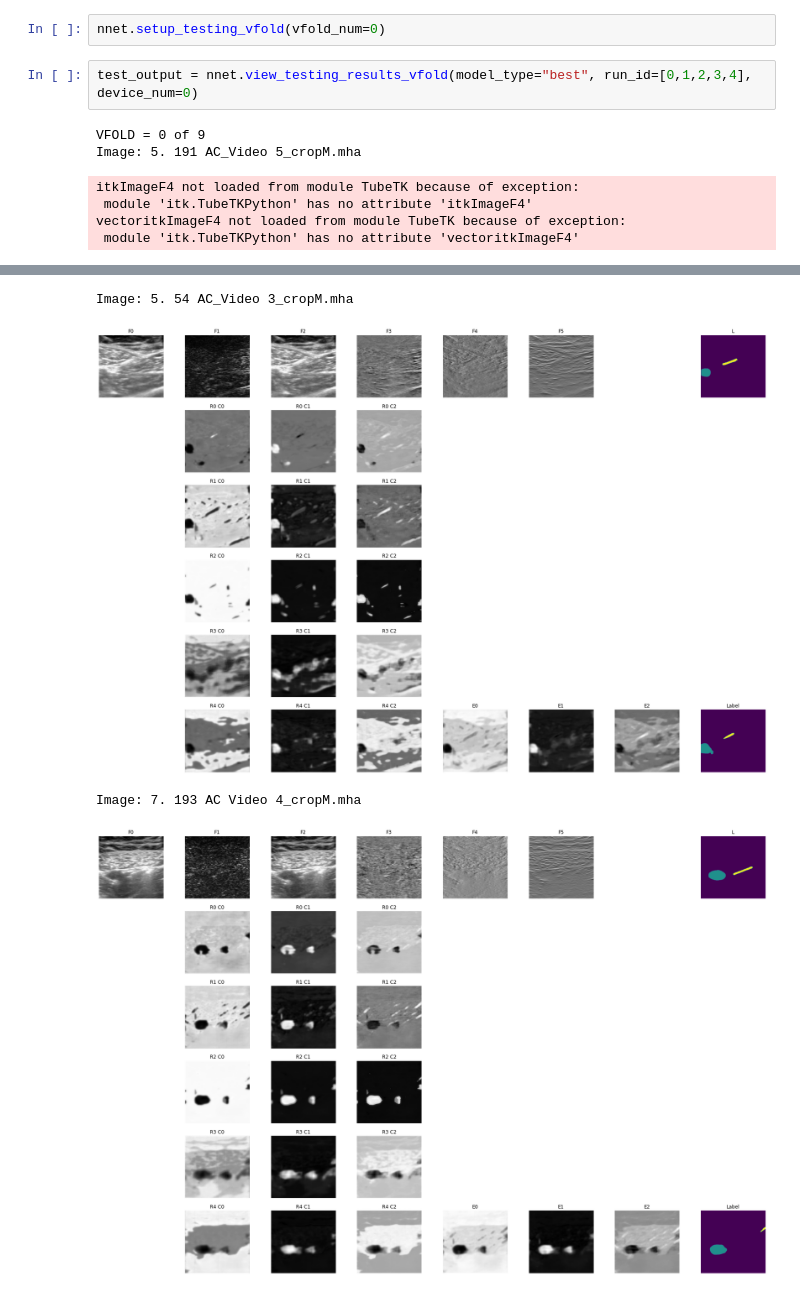
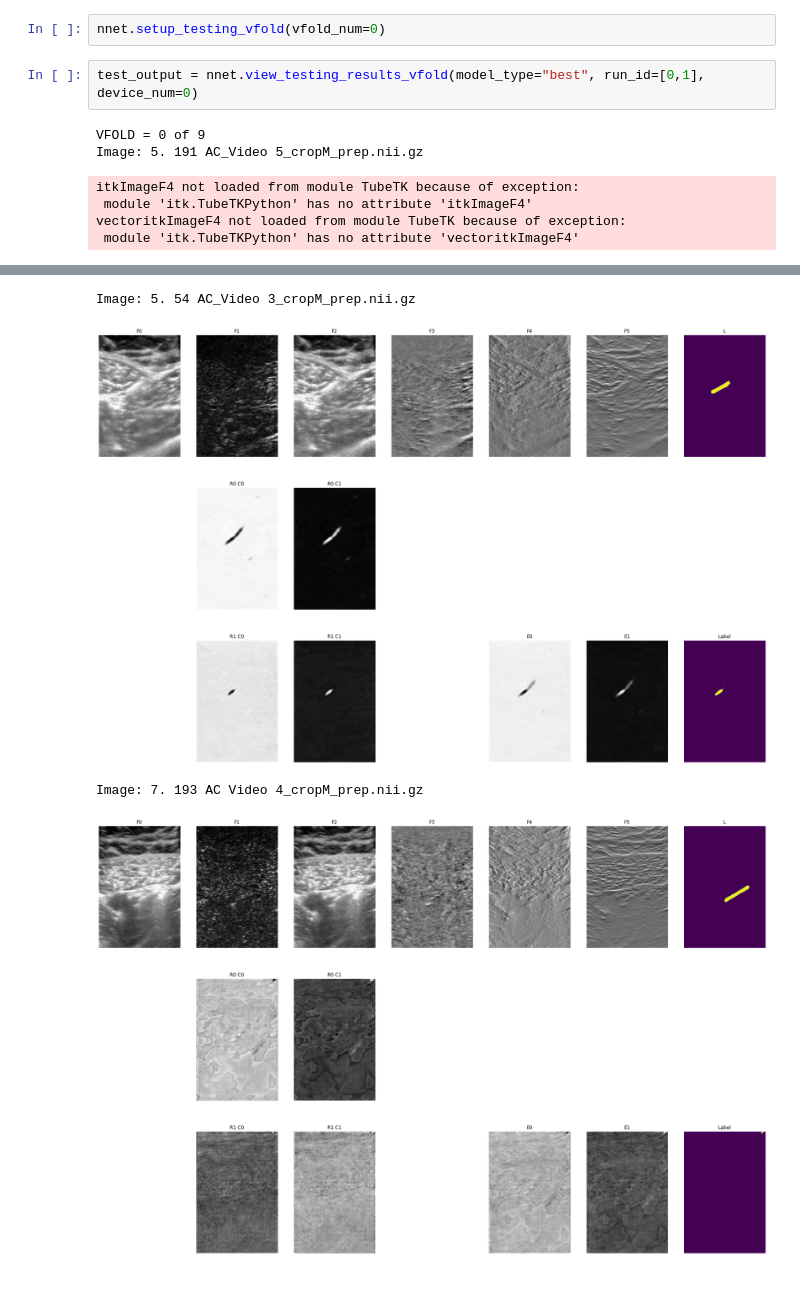
Before and after one commit to KitwareMedical/itkARGUS-DARPA-POCUS_AI-Archive, a Jupyter notebook: PNB/Experiments/ARUNet-Needle/ARUNet-ARGUS_Needle_Network_Testing.ipynb, the cells around one changed output, grey strips where cells are left out. Saved outputs shown, nothing was run; the diff lists cells and outputs as text.

```diff
--- a/PNB/Experiments/ARUNet-Needle/ARUNet-ARGUS_Needle_Network_Testing.ipynb
+++ b/PNB/Experiments/ARUNet-Needle/ARUNet-ARGUS_Needle_Network_Testing.ipynb
@@ -31,10 +31,10 @@ nnet.view_metric_curves(vfold_num=0,run_id=0)
 # %%
 nnet.setup_testing_vfold(vfold_num=0)
 # %%
-test_output = nnet.view_testing_results_vfold(model_type="best", run_id=[0,1,2,3,4], device_num=0)
+test_output = nnet.view_testing_results_vfold(model_type="best", run_id=[0,1], device_num=0)
 # %% [output]
 VFOLD = 0 of 9
-Image: 5. 191 AC_Video 5_cropM.mha
+Image: 5. 191 AC_Video 5_cropM_prep.nii.gz
 itkImageF4 not loaded from module TubeTK because of exception:
  module 'itk.TubeTKPython' has no attribute 'itkImageF4'
 vectoritkImageF4 not loaded from module TubeTK because of exception:
@@ -43,4 +43,4 @@ vectoritkImageF4 not loaded from module TubeTK because of exception:
-Image: 5. 54 AC_Video 3_cropM.mha
+Image: 5. 54 AC_Video 3_cropM_prep.nii.gz
-[figure, old version]
+[figure, new version]
-Image: 7. 193 AC Video 4_cropM.mha
+Image: 7. 193 AC Video 4_cropM_prep.nii.gz
-[figure, old version]
+[figure, new version]
```
Also changed, not shown: parts of 4 cells of this notebook, 2 other files.
